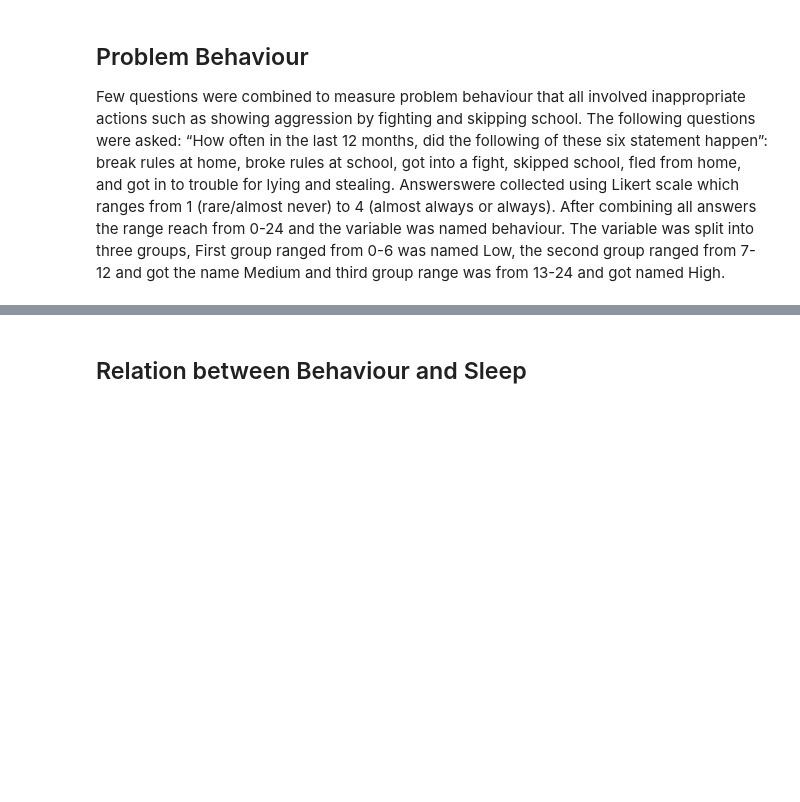
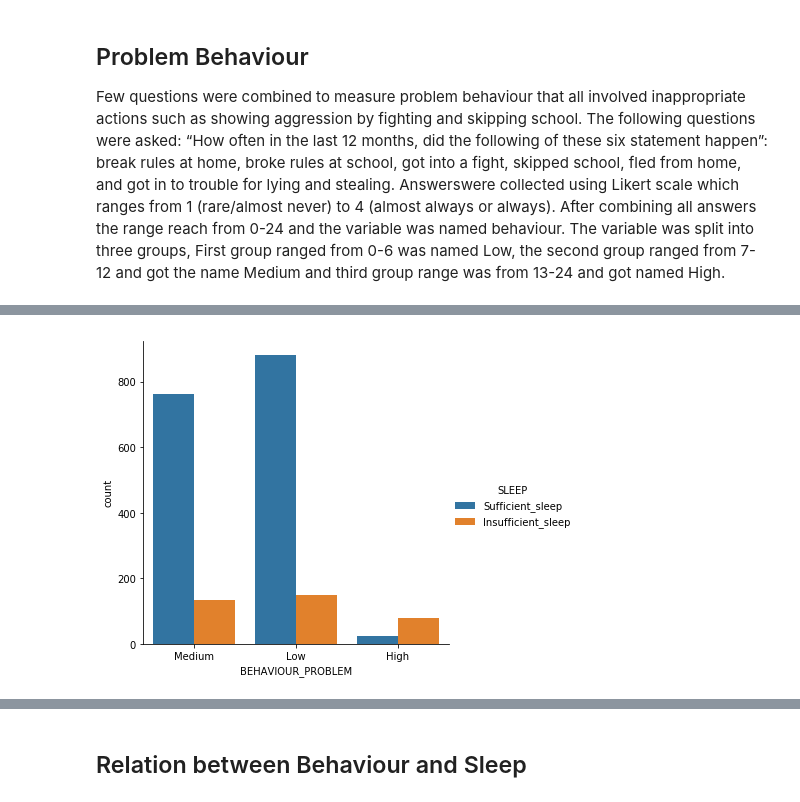
Before and after one commit to Freeha-S/ProgDA_Project, a Jupyter notebook: ProgDA-Project.ipynb, the cells around one changed output, grey strips where cells are left out. Saved outputs shown, nothing was run; the diff lists cells and outputs as text; code cells hidden in the pictures; blank space fills up the shorter version.

```diff
--- a/ProgDA-Project.ipynb
+++ b/ProgDA-Project.ipynb
@@ -469,12 +522,12 @@ Few questions were combined to measure problem behaviour that all involved inapp
 #np.random.seed(256) # Set the random seed
 behaviour=['Low','Medium','High']
 cnt = 0
-for idx, val in enumerate(data.itertuples()):
+for idx, val in enumerate(s_data.itertuples()):
     if s_data.SLEEP[idx] == 'Sufficient_sleep':
-            data.loc[idx, 'BEHAVIOUR_PROBLEM'] = np.random.choice(behaviour,p=[0.52,0.46,0.02])
+            s_data.loc[idx, 'BEHAVIOUR_PROBLEM'] = np.random.choice(behaviour,p=[0.52,0.46,0.02])
 
     if s_data.SLEEP[idx] == 'Insufficient_sleep':
-            data.loc[idx, 'BEHAVIOUR_PROBLEM'] = np.random.choice(behaviour,p=[0.41,0.39,0.20])
+            s_data.loc[idx, 'BEHAVIOUR_PROBLEM'] = np.random.choice(behaviour,p=[0.41,0.39,0.20])
 
    #data['BEHAVIOUR']= np.random.choice(behaviour, 2028,p=[0.516,0.454,0.03])
 
@@ -482,2 +551,7 @@ s_data['BEHAVIOUR_PROBLEM'].value_counts()
+# %%
+sns.catplot(x="BEHAVIOUR_PROBLEM", hue="SLEEP",kind="count" ,data=s_data);
+plt.show()
+# %% [output]
+[figure, added]
 # %%
 s_data
```
Also changed, not shown: parts of 45 cells of this notebook.
